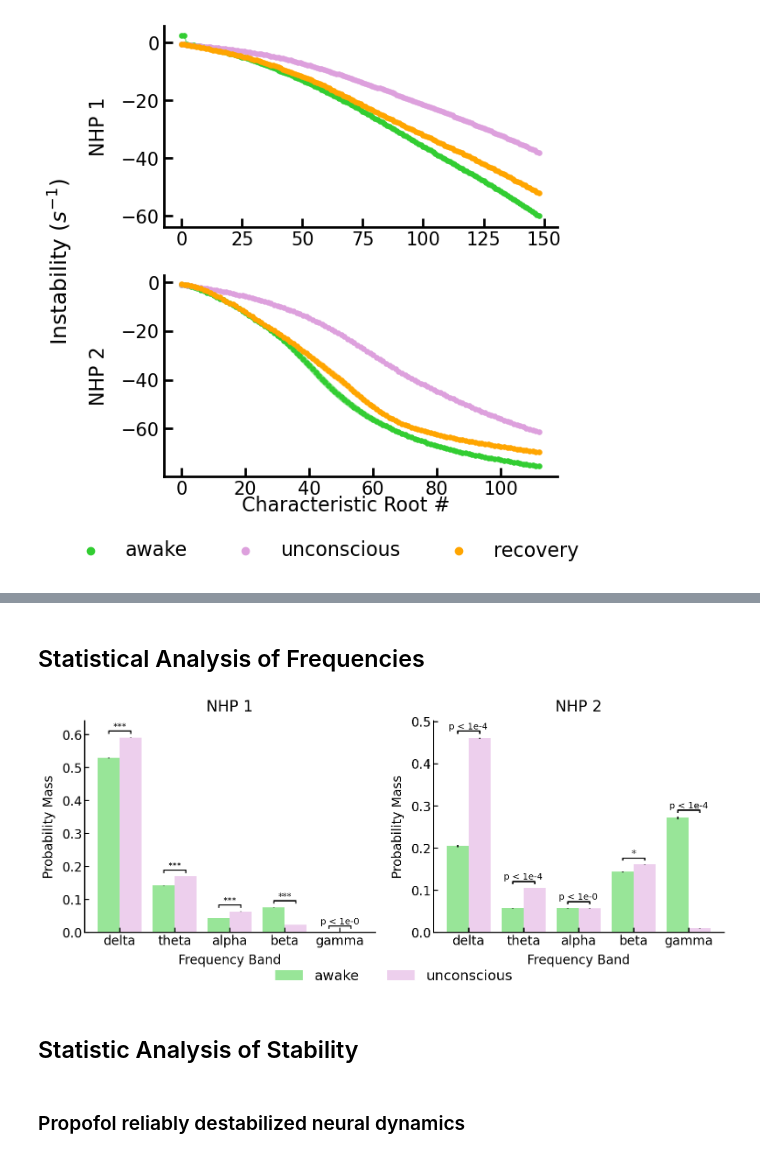
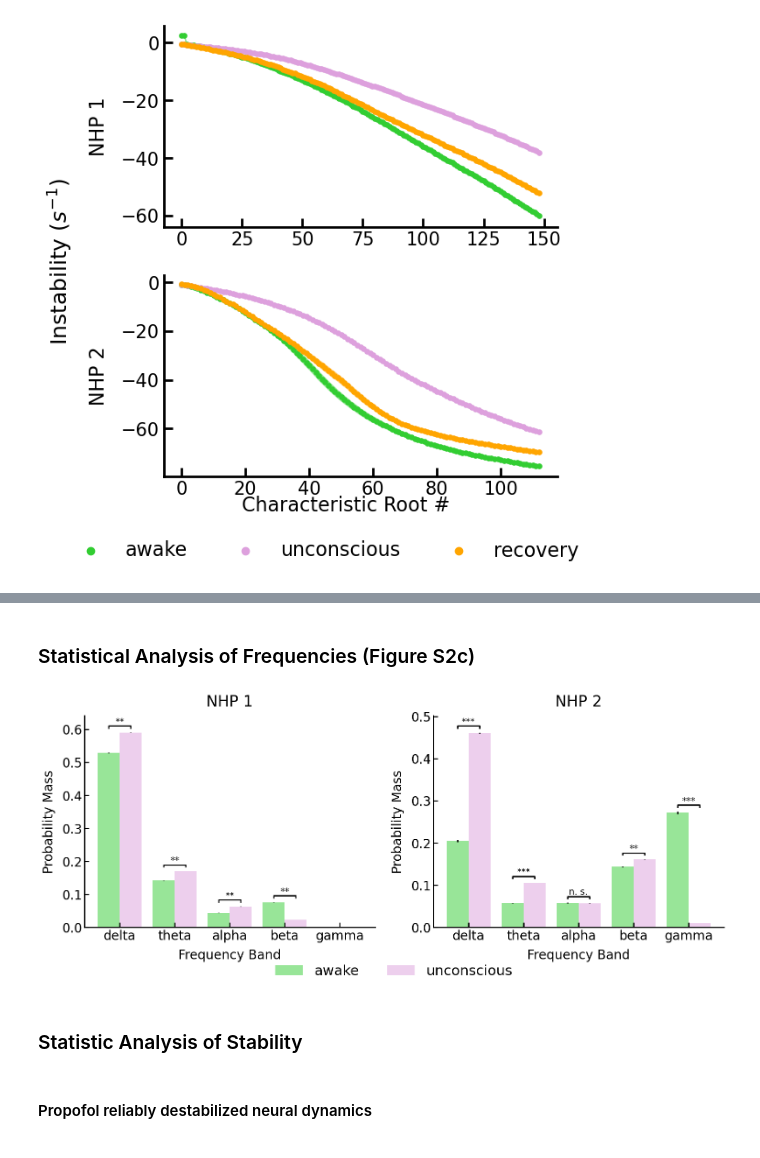
Before and after one commit to adamjeisen/ChaoticConsciousness, a Jupyter notebook: _jupyter/Figure 4 + S2 - Stability Results-Binned by Session.ipynb, the cells around one changed output, grey strips where cells are left out. Saved outputs shown, nothing was run; the diff lists cells and outputs as text; code cells hidden in the pictures.

```diff
--- a/_jupyter/Figure 4 + S2 - Stability Results-Binned by Session.ipynb
+++ b/_jupyter/Figure 4 + S2 - Stability Results-Binned by Session.ipynb
@@ -435 +466,3 @@ plt.show()
+# %%
+figure4_data['stability_neural_all'] = stability_all
 # %% [markdown]
@@ -619,7 +654,7 @@ else:
     ax.xaxis.set_ticks_position('bottom')
     ax.tick_params(axis='y', which='both', left=True, right=False)
 
-ax.set_ylabel(f'Mean Characterstic Timescale\n(Ratio to Awake Baseline)', fontsize=ylabel_fontsize)
+ax.set_ylabel(f'Mean Characteristic Timescale\n(Ratio to Awake Baseline)', fontsize=ylabel_fontsize)
 
 xticks = [-15, 0, 15, 30, 45, 60, 75]
 ax.set_xticks(xticks, xticks)
@@ -990,25 +1022,0 @@ plt.show()
-# %%
-top_percent = 0.1
-
-section_info = [('awake', [-15, 0]), ('unconscious', [15, 60]), ('recovery', [75, 85]), ('loading dose', [20, 30]), ('maintenance dose', [50, 60])]
-
-total_its = 0
-for area in areas:
-    for session, session_dict in session_rets.items():
-        total_its += len(section_info)
-
-iterator = tqdm(total=total_its)
-
-stab_means = {}
-for monkey in monkeys:
-    stab_means[monkey] = {}
-    for area in stability_all[monkey].keys():
-        stab_means[monkey][area] = {}
-        for section, bounds in section_info:
-            stab_means[monkey][area][section] = np.zeros(num_sessions[monkey])
-            for session_ind, (session, session_dict) in enumerate(session_dicts[monkey].items()):
-                df = session_dict['results_dict'][area]
-                filter_inds = ((df.start_time - session_dict['session_info']['drugStart'][0])/60 >= bounds[0]) & ((df.start_time - session_dict['session_info']['drugStart'][0])/60 <= bounds[1])
-                stab_means[monkey][area][section][session_ind] = np.hstack(df[filter_inds].stability_params.apply(lambda x: x[:int(top_percent*len(x))])).mean()
-                iterator.update()
-iterator.close()
@@ -1141,5 +1072,8 @@ plt.show()
+# %%
+# statistical_test = scipy.stats.mannwhitneyu
+statistical_test = scipy.stats.wilcoxon
 # %% [markdown]
-## Statistical Analysis of Frequencies
+### Statistical Analysis of Frequencies (Figure S2c)
 # %%
 bands = {
     'delta': [0.5, 4],
@@ -1187,44 +1123,49 @@ fig, axs = plt.subplots(1, 2, figsize=(18, 6))
 
 for i, monkey in enumerate(monkeys):
     ax = axs[i]
+    # non_zero_band_inds = [i for i, band in enumerate(list(bands.keys())) if np.sum(freq_props[monkey]['all']['awake'][band]) != 0 or np.sum(freq_props[monkey]['all']['unconscious'][band]) != 0]
     bands_to_plot = [band for band in list(bands.keys()) if band != 'high gamma']
     mean_vals_awake = [freq_props[monkey]['all']['awake'][band].mean() for band in bands_to_plot]
     err_vals_awake = [freq_props[monkey]['all']['awake'][band].std()/len(freq_props[monkey]['all']['awake'][band]) for band in bands_to_plot]
     mean_vals_unconscious = [freq_props[monkey]['all']['unconscious'][band].mean() for band in bands_to_plot]
     err_vals_unconscious = [freq_props[monkey]['all']['unconscious'][band].std()/len(freq_props[monkey]['all']['awake'][band]) for band in bands_to_plot]
     ax.bar(np.arange(len(bands_to_plot))*2 - 0.4, mean_vals_awake, color=section_colors['awake'], alpha=0.5, yerr=err_vals_awake)
     ax.bar(np.arange(len(bands_to_plot))*2 + 0.4, mean_vals_unconscious, color=section_colors['unconscious'], alpha=0.5, yerr=err_vals_unconscious)
     ax.set_xticks(np.arange(len(bands_to_plot))*2)
     ax.set_xticklabels(bands_to_plot)
     dh = 0.02
     gap = 0.02
     barh = 0.01
     p_fontsize = 14
     for j, band in enumerate(bands_to_plot):
-        p = scipy.stats.mannwhitneyu(freq_props[monkey][area]['awake'][band], freq_props[monkey][area]['unconscious'][band]).pvalue
-        barplot_annotate_brackets(0, 1, p, [j*2 - 0.4, j*2 + 0.4], [mean_vals_awake[j], mean_vals_unconscious[j]], yerr=[err_vals_awake[j], err_vals_unconscious[j]], scale_by_height=False, ax=ax, it=0, dh=dh, barh=barh, gap=gap, fs=p_fontsize, below=False)
+        if i == 0 and band == 'gamma':
+            pass
+            # print(freq_props[monkey]['all']['awake'][band], freq_props[monkey]['all']['unconscious'][band])
+        else:
+            p = statistical_test(freq_props[monkey]['all']['awake'][band], freq_props[monkey]['all']['unconscious'][band]).pvalue
+            barplot_annotate_brackets(0, 1, p, [j*2 - 0.4, j*2 + 0.4], [mean_vals_awake[j], mean_vals_unconscious[j]], yerr=[err_vals_awake[j], err_vals_unconscious[j]], scale_by_height=False, ax=ax, it=0, dh=dh, barh=barh, gap=gap, fs=p_fontsize, below=False)
 
     # ax.set_yscale('log')
     ax.spines[['right', 'top']].set_visible(False)
     ax.xaxis.set_ticks_position('bottom')
     ax.yaxis.set_ticks_position('left')
     ax.set_title(f'NHP {i + 1}')
     ax.set_ylabel('Probability Mass')
     ax.set_xlabel('Frequency Band')
 
 legend_fontsize=22
 handles = [Rectangle((0,0),1,1,color=section_colors[section],alpha=0.5, ec='none') for section in ['awake', 'unconscious']]
 labels= ['awake', 'unconscious']
 fig.legend(handles, labels, bbox_to_anchor=(0.5, -0.05), loc='center', ncol=3, fontsize=legend_fontsize)
 
-
+plt.savefig(os.path.join(img_save_dir, "SI", "frequency_props.pdf"), bbox_inches='tight', transparent=True)
 plt.show()
 # %% [output]
-[figure, old version]
+[figure, new version]
 # %% [markdown]
-## Statistic Analysis of Stability
+### Statistic Analysis of Stability
 # %% [markdown]
-### Propofol reliably destabilized neural dynamics
+#### Propofol reliably destabilized neural dynamics
 # %%
 top_percent = 0.1
 
```
Also changed, not shown: parts of 76 cells of this notebook, 27 other files.
